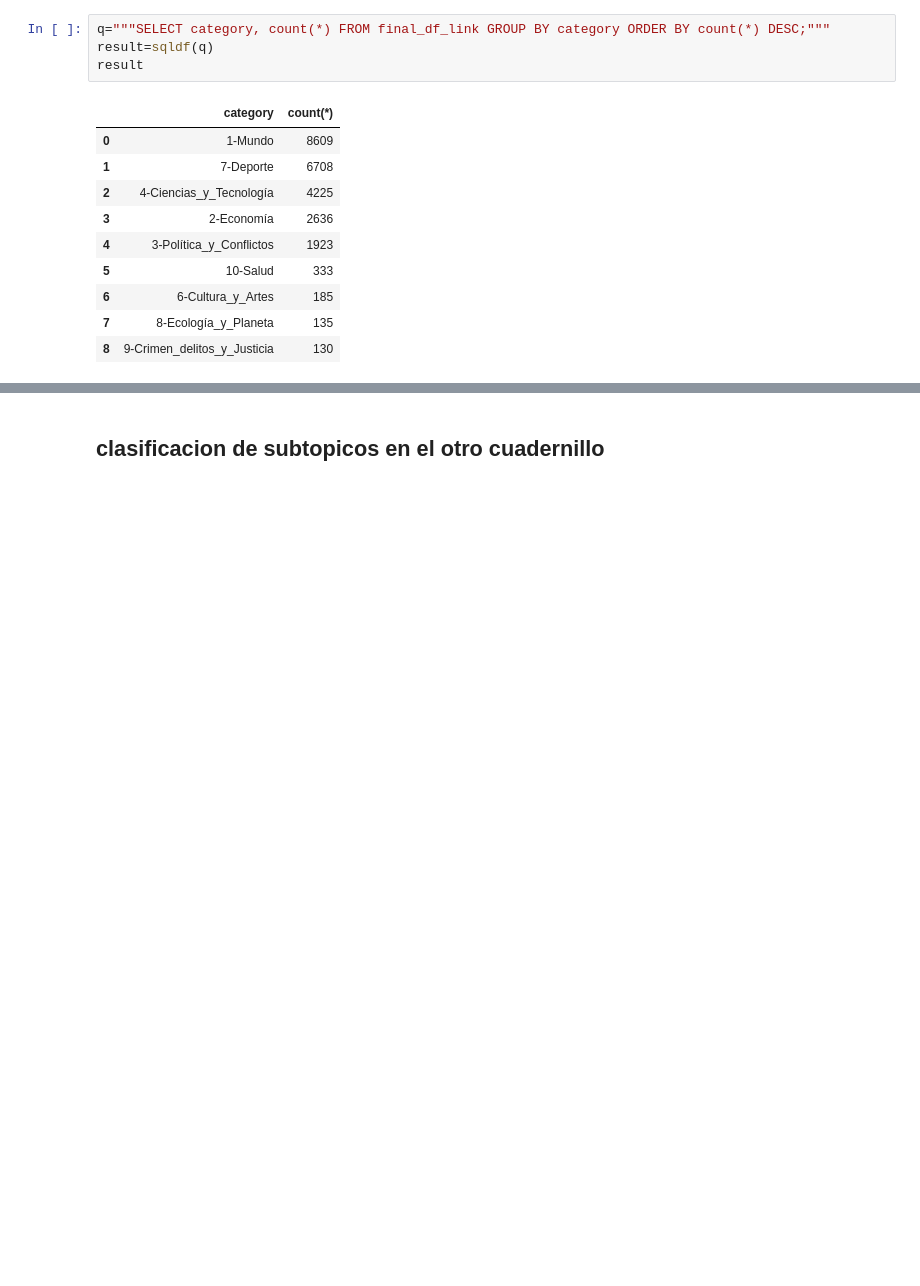
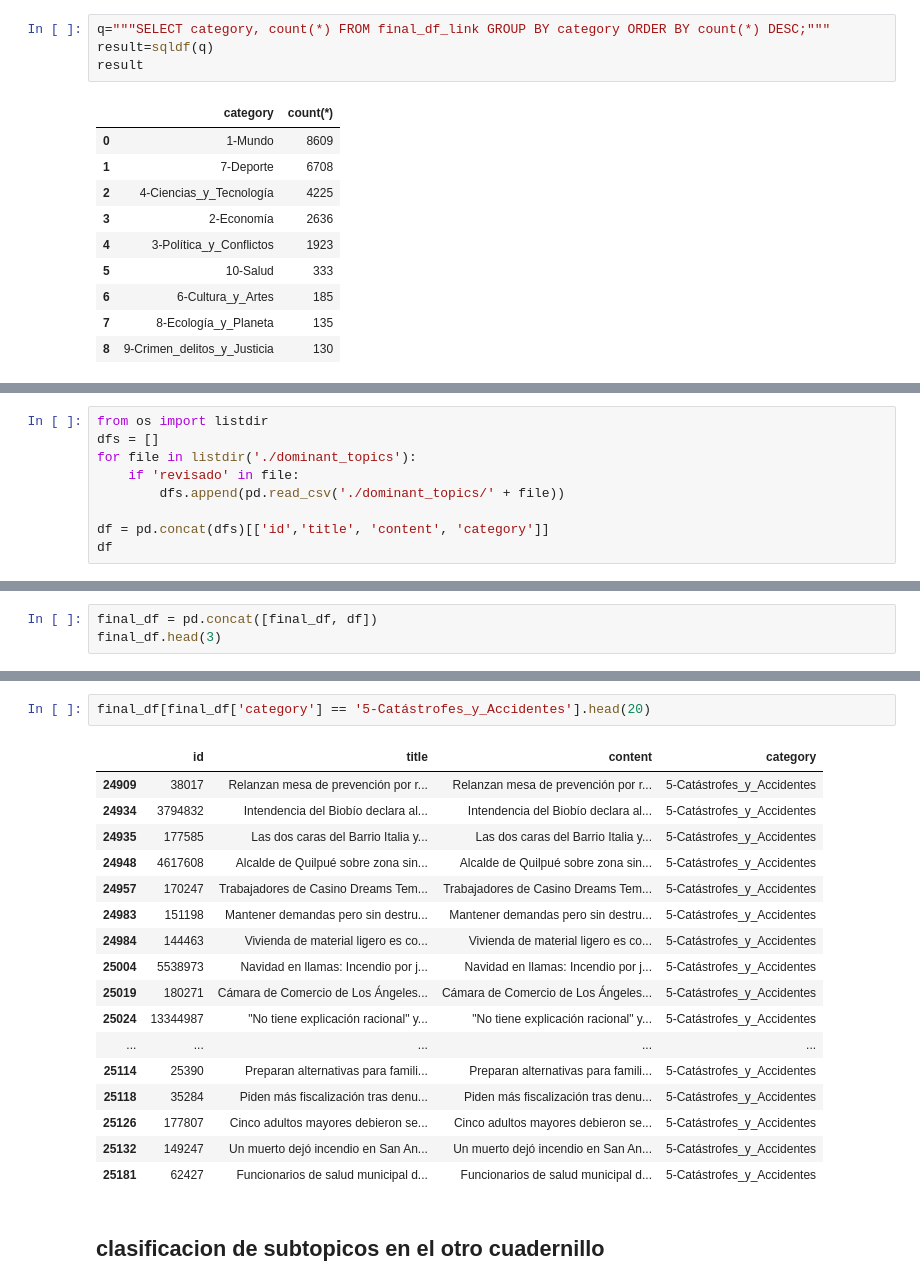
Before and after one commit to matiasbarram/INFO279-TAL-Proyecto, a Jupyter notebook: clasificacion_noticias_dataset_inicial.ipynb, the cells around one changed output, grey strips where cells are left out. Drawn from its saved outputs; the diff is of its cells as text; blank space fills up the shorter version.

Commit message:
agregar df subtopicos revisados al ojo

```diff
--- a/clasificacion_noticias_dataset_inicial.ipynb
+++ b/clasificacion_noticias_dataset_inicial.ipynb
@@ -434,0 +479,9 @@ result
+# %%
+from os import listdir
+dfs = []
+for file in listdir('./dominant_topics'):
+    if 'revisado' in file:
+        dfs.append(pd.read_csv('./dominant_topics/' + file))
+
+df = pd.concat(dfs)[['id','title', 'content', 'category']]
+df
@@ -434,0 +514,3 @@ result
+# %%
+final_df = pd.concat([final_df, df])
+final_df.head(3)
@@ -435,3 +538,23 @@ result
+# %%
+final_df[final_df['category'] == '5-Catástrofes_y_Accidentes'].head(20)
+# %% [output]
+|  | id | title | content | category |
+| 24909 | 38017 | Relanzan mesa de prevención por r... | Relanzan mesa de prevención por r... | 5-Catástrofes_y_Accidentes |
+| 24934 | 3794832 | Intendencia del Biobío declara al... | Intendencia del Biobío declara al... | 5-Catástrofes_y_Accidentes |
+| 24935 | 177585 | Las dos caras del Barrio Italia y... | Las dos caras del Barrio Italia y... | 5-Catástrofes_y_Accidentes |
+| 24948 | 4617608 | Alcalde de Quilpué sobre zona sin... | Alcalde de Quilpué sobre zona sin... | 5-Catástrofes_y_Accidentes |
+| 24957 | 170247 | Trabajadores de Casino Dreams Tem... | Trabajadores de Casino Dreams Tem... | 5-Catástrofes_y_Accidentes |
+| 24983 | 151198 | Mantener demandas pero sin destru... | Mantener demandas pero sin destru... | 5-Catástrofes_y_Accidentes |
+| 24984 | 144463 | Vivienda de material ligero es co... | Vivienda de material ligero es co... | 5-Catástrofes_y_Accidentes |
+| 25004 | 5538973 | Navidad en llamas: Incendio por j... | Navidad en llamas: Incendio por j... | 5-Catástrofes_y_Accidentes |
+| 25019 | 180271 | Cámara de Comercio de Los Ángeles... | Cámara de Comercio de Los Ángeles... | 5-Catástrofes_y_Accidentes |
+| 25024 | 13344987 | "No tiene explicación racional" y... | "No tiene explicación racional" y... | 5-Catástrofes_y_Accidentes |
+| ... | ... | ... | ... | ... |
+| 25114 | 25390 | Preparan alternativas para famili... | Preparan alternativas para famili... | 5-Catástrofes_y_Accidentes |
+| 25118 | 35284 | Piden más fiscalización tras denu... | Piden más fiscalización tras denu... | 5-Catástrofes_y_Accidentes |
+| 25126 | 177807 | Cinco adultos mayores debieron se... | Cinco adultos mayores debieron se... | 5-Catástrofes_y_Accidentes |
+| 25132 | 149247 | Un muerto dejó incendio en San An... | Un muerto dejó incendio en San An... | 5-Catástrofes_y_Accidentes |
+| 25181 | 62427 | Funcionarios de salud municipal d... | Funcionarios de salud municipal d... | 5-Catástrofes_y_Accidentes |
 # %% [markdown]
 ## clasificacion de subtopicos en el otro cuadernillo
 # %%
```
Also changed, not shown: parts of 14 cells of this notebook, 1 other file.
